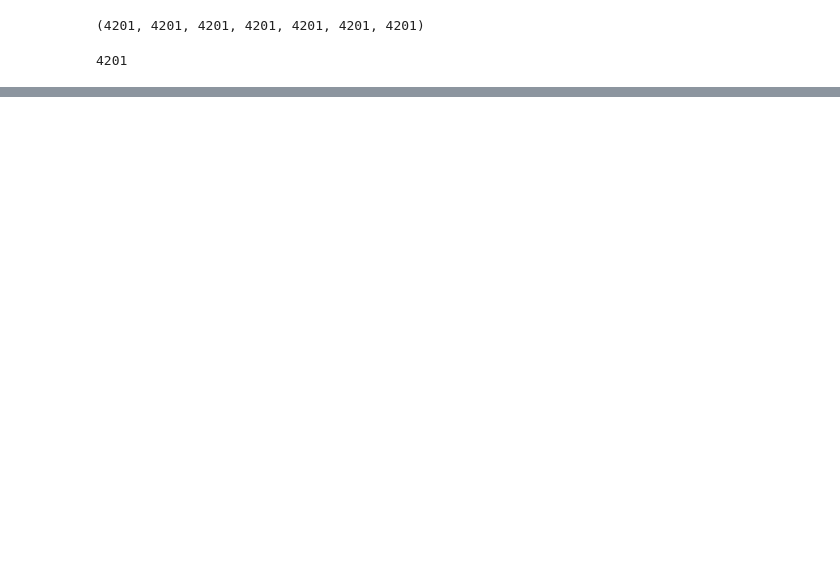
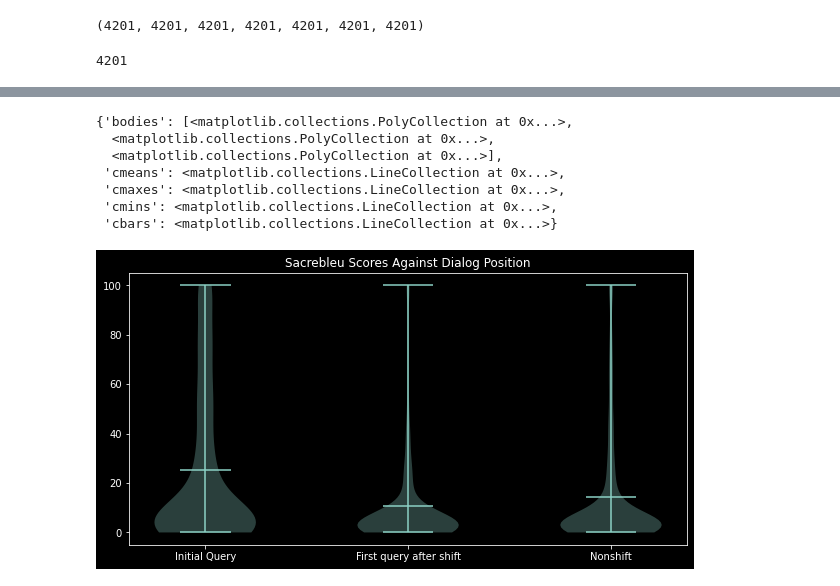
Before and after one commit to gsireesh/multidoc2dial, a Jupyter notebook: scripts/result_viz.ipynb, the cells around one changed output, grey strips where cells are left out. Drawn from its saved outputs; the diff is of its cells as text; code cells hidden in the pictures; blank space fills up the shorter version.

```diff
--- a/scripts/result_viz.ipynb
+++ b/scripts/result_viz.ipynb
@@ -231,0 +235,14 @@ Reference    :  [{'label': 'solution', 'id_sp': '43', 'doc_id': 'Reporting Paren
+# %%
+fig, ax = plt.subplots(figsize=(10,5))
+ax.set_title("Sacrebleu Scores Against Dialog Position")
+ax.set_xticks([1,2,3], labels=["Initial Query", "First query after shift", "Nonshift"])
+ax.violinplot([init_sb, shift_sb, nonshift_sb], showmeans=True)
+# %% [output]
+{'bodies': [<matplotlib.collections.PolyCollection at 0x...>,
+  <matplotlib.collections.PolyCollection at 0x...>,
+  <matplotlib.collections.PolyCollection at 0x...>],
+ 'cmeans': <matplotlib.collections.LineCollection at 0x...>,
+ 'cmaxes': <matplotlib.collections.LineCollection at 0x...>,
+ 'cmins': <matplotlib.collections.LineCollection at 0x...>,
+ 'cbars': <matplotlib.collections.LineCollection at 0x...>}
+[figure, added]
```
Also changed, not shown: parts of 10 cells of this notebook.
